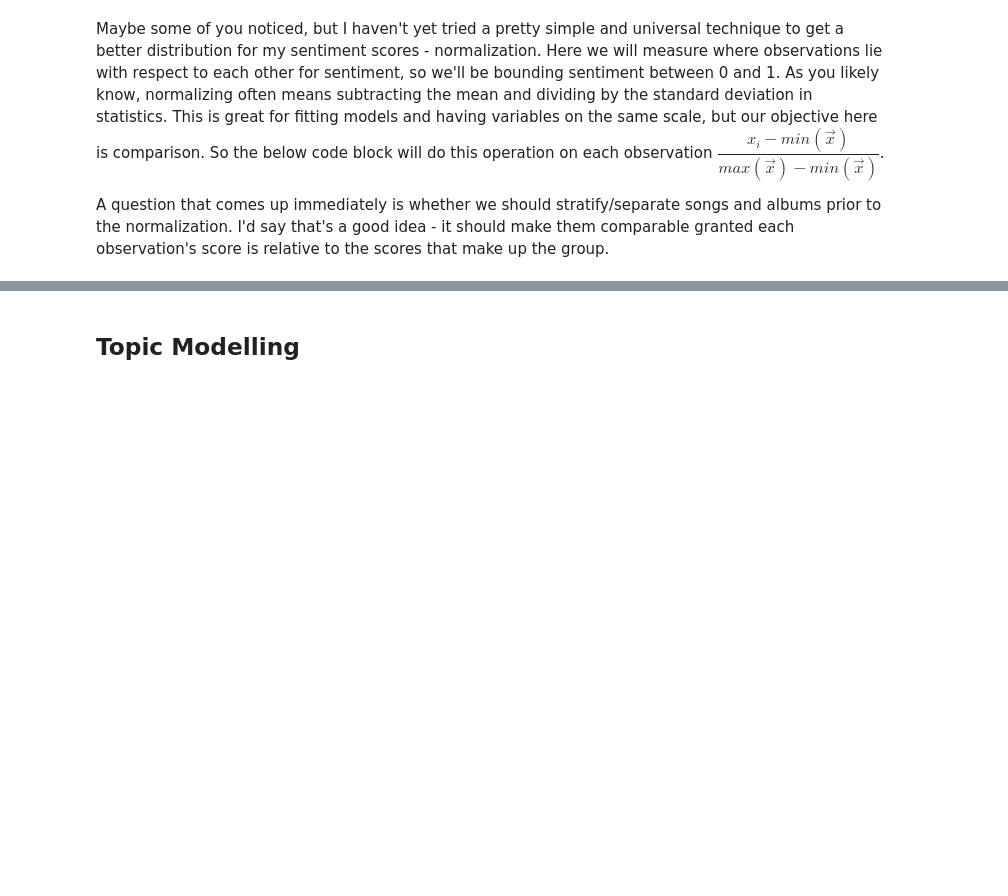
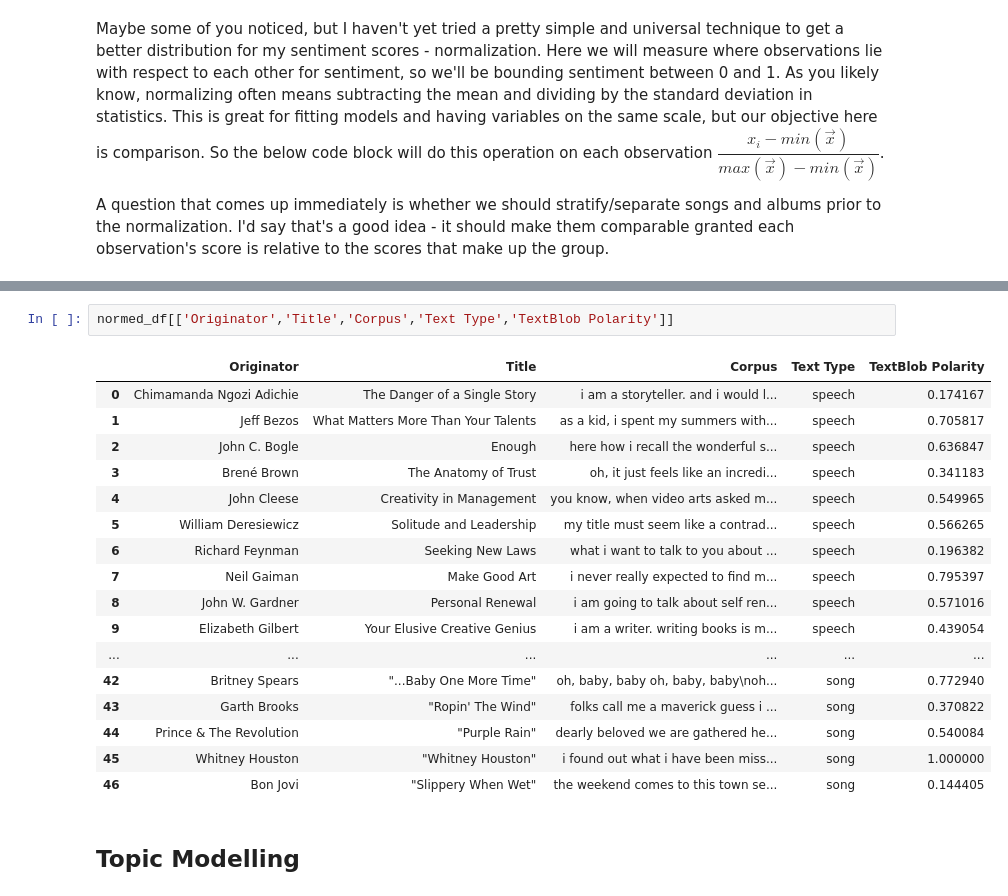
Before and after one commit to deltalite/Communication-Style-Analysis-Using-NLP, a Jupyter notebook: 2_analysis.ipynb, the cells around one changed output, grey strips where cells are left out. Drawn from its saved outputs; the diff is of its cells as text; blank space fills up the shorter version.

```diff
--- a/2_analysis.ipynb
+++ b/2_analysis.ipynb
@@ -280,3 +298,23 @@ TODO:
+# %%
+normed_df[['Originator','Title','Corpus','Text Type','TextBlob Polarity']]
+# %% [output]
+|  | Originator | Title | Corpus | Text Type | TextBlob Polarity |
+| 0 | Chimamanda Ngozi Adichie | The Danger of a Single Story | i am a storyteller. and i would l... | speech | 0.174167 |
+| 1 | Jeff Bezos | What Matters More Than Your Talents | as a kid, i spent my summers with... | speech | 0.705817 |
+| 2 | John C. Bogle | Enough | here how i recall the wonderful s... | speech | 0.636847 |
+| 3 | Brené Brown | The Anatomy of Trust | oh, it just feels like an incredi... | speech | 0.341183 |
+| 4 | John Cleese | Creativity in Management | you know, when video arts asked m... | speech | 0.549965 |
+| 5 | William Deresiewicz | Solitude and Leadership | my title must seem like a contrad... | speech | 0.566265 |
+| 6 | Richard Feynman | Seeking New Laws | what i want to talk to you about ... | speech | 0.196382 |
+| 7 | Neil Gaiman | Make Good Art | i never really expected to find m... | speech | 0.795397 |
+| 8 | John W. Gardner | Personal Renewal | i am going to talk about self ren... | speech | 0.571016 |
+| 9 | Elizabeth Gilbert | Your Elusive Creative Genius | i am a writer. writing books is m... | speech | 0.439054 |
+| ... | ... | ... | ... | ... | ... |
+| 42 | Britney Spears | "...Baby One More Time" | oh, baby, baby oh, baby, baby\noh... | song | 0.772940 |
+| 43 | Garth Brooks | "Ropin' The Wind" | folks call me a maverick guess i ... | song | 0.370822 |
+| 44 | Prince & The Revolution | "Purple Rain" | dearly beloved we are gathered he... | song | 0.540084 |
+| 45 | Whitney Houston | "Whitney Houston" | i found out what i have been miss... | song | 1.000000 |
+| 46 | Bon Jovi | "Slippery When Wet" | the weekend comes to this town se... | song | 0.144405 |
 # %% [markdown]
 ## Topic Modelling
 # %% [markdown]
```
Also changed, not shown: parts of 5 cells of this notebook.
